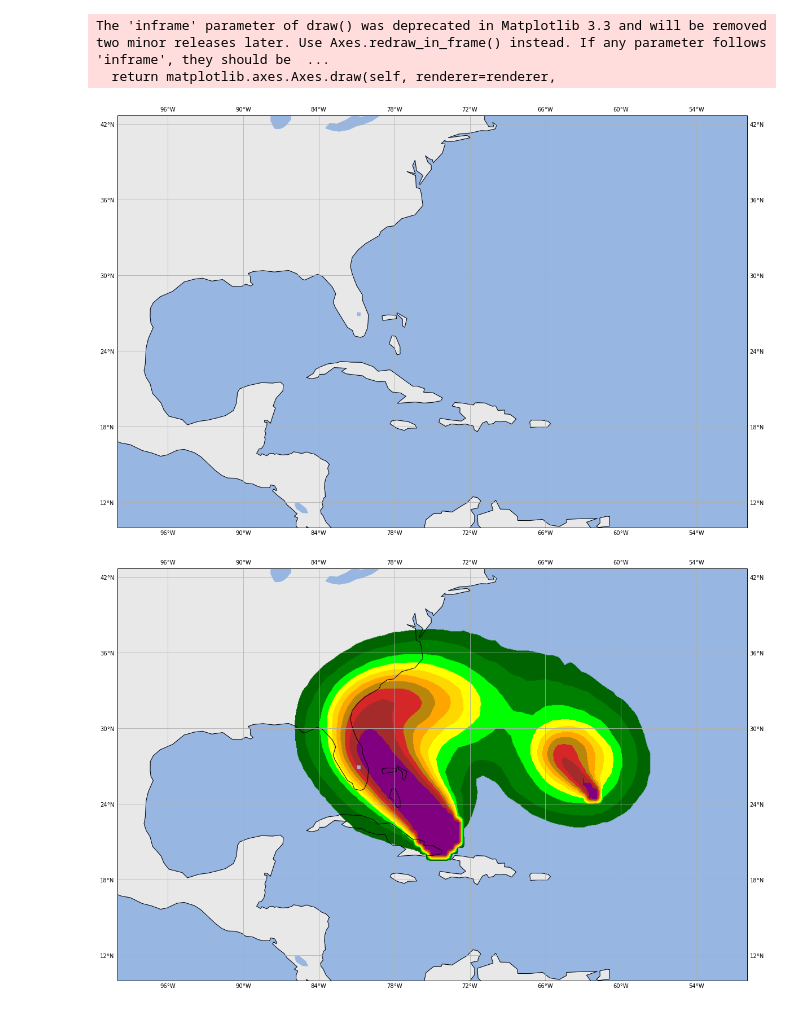
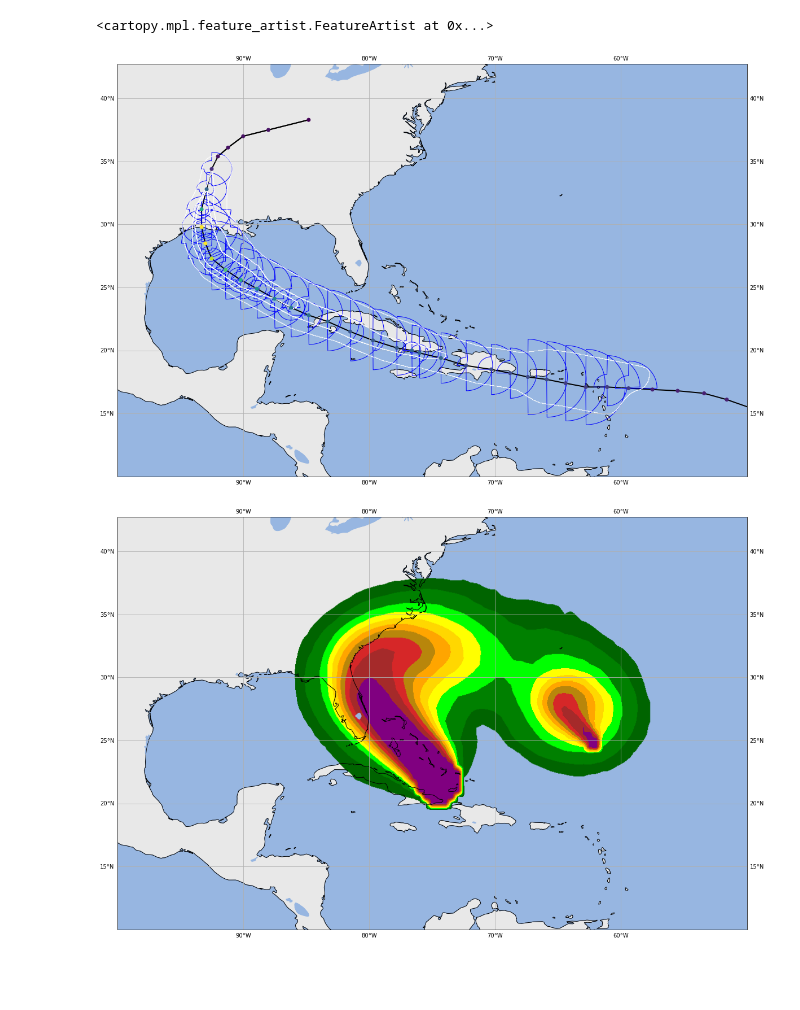
Before and after one commit to jmedinah09/UnidataProjects, a Jupyter notebook: tropical_cyclone_plot_project/Tropical_Cyclone_Plot_Project.ipynb, the cells around one changed output. Cells and saved outputs as stored; diff of their text form; code cells hidden in the pictures; blank space fills up the shorter version.

```diff
--- a/tropical_cyclone_plot_project/Tropical_Cyclone_Plot_Project.ipynb
+++ b/tropical_cyclone_plot_project/Tropical_Cyclone_Plot_Project.ipynb
@@ -68,44 +90,46 @@ wsp_64_gdf = geopandas.read_file('laura_shape_files/wsp_120hrhalfDeg_latest/2021
 # %%
-map_crs = ccrs.PlateCarree()
-data_crs= ccrs.PlateCarree()
-
 fig = plt.figure(figsize=(20, 20))
 ax  = plt.subplot(1, 1, 1, projection = map_crs)
 ax.set_extent([-100, -50, 10, 40])
 
 ax.add_feature(cfeat.COASTLINE)
 #ax.add_feature(cfeat.STATES)
 ax.add_feature(cfeat.LAND, color = 'lightgray', alpha = 0.5)
 ax.add_feature(cfeat.OCEAN)
 ax.add_feature(cfeat.LAKES)
 #ax.add_feature(cfeat.OCEAN.with_scale('50m'))
 
 grid_lines = ax.gridlines(draw_labels=True)
 grid_lines.xformatter = LONGITUDE_FORMATTER
 grid_lines.yformatter = LATITUDE_FORMATTER
 
-# sc_2 = ax.scatter(best_track_points_gdf['LON'], best_track_points_gdf['LAT'],
-#                   transform=data_crs, zorder=10, c=best_track_points_gdf['INTENSITY'])
-# ax.add_geometries(best_track_line_gdf['geometry'], crs=data_crs, facecolor='none',
-#                   edgecolor='black', linewidth=2)
-# ax.add_geometries(best_track_radii_gdf['geometry'], crs=data_crs, facecolor='none',
-#                   edgecolor='blue')
-# ax.add_geometries(best_track_swath_gdf['geometry'], crs=data_crs, facecolor='none',
-#                   edgecolor='white')
+sc_2 = ax.scatter(best_track_points_gdf['LON'], best_track_points_gdf['LAT'],
+                  transform=data_crs, zorder=10, c=best_track_points_gdf['INTENSITY'])
+ax.add_geometries(best_track_line_gdf['geometry'], crs=data_crs, facecolor='none',
+                  edgecolor='black', linewidth=2)
+ax.add_geometries(best_track_radii_gdf['geometry'], crs=data_crs, facecolor='none',
+                  edgecolor='blue')
+ax.add_geometries(best_track_swath_gdf['geometry'], crs=data_crs, facecolor='none',
+                  edgecolor='white')
 # %% [output]
-The 'inframe' parameter of draw() was deprecated in Matplotlib 3.3 and will be removed two minor releases later. Use Axes.redraw_in_frame() instead. If any parameter follows 'inframe', they should be  ...
-  return matplotlib.axes.Axes.draw(self, renderer=renderer,
+<cartopy.mpl.feature_artist.FeatureArtist at 0x...>
-[figure, old version]
+[figure, new version]
 # %%
-# ax.add_geometries(cone_gdf['geometry'], crs=data_crs, facecolor='white',
-#                  edgecolor='black', linewidth=1, alpha=0.7)
-# ax.add_geometries(track_line_gdf['geometry'], crs=data_crs, facecolor='none',
-#                  edgecolor='black', linewidth=2)
+fig2 = plt.figure(figsize=(20, 20))
+ax  = plt.subplot(1, 1, 1, projection = map_crs)
+ax.set_extent([-100, -50, 10, 40])
 
-# ax.add_geometries(init_radii_gdf['geometry'], crs=data_crs, facecolor='brown',
-#                  edgecolor='none', linewidth=0.1, alpha=0.8)
-# ax.add_geometries(fcst_radii_gdf['geometry'], crs=data_crs, facecolor='none',
-#                  edgecolor='black', linewidth=1)
+ax.add_feature(cfeat.COASTLINE)
+#ax.add_feature(cfeat.STATES)
+ax.add_feature(cfeat.LAND, color = 'lightgray', alpha = 0.5)
+ax.add_feature(cfeat.OCEAN)
+ax.add_feature(cfeat.LAKES)
+#ax.add_feature(cfeat.OCEAN.with_scale('50m'))
+
+grid_lines = ax.gridlines(draw_labels=True)
+grid_lines.xformatter = LONGITUDE_FORMATTER
+grid_lines.yformatter = LATITUDE_FORMATTER
+
 
 wsp_34_polygon_gdf = geopandas.read_file('../WSP/2016100512_wsp34knt120hr_5km.shp')
 #wsp_34_point_gdf = geopandas.read_file('../WSP/2016100512_wsp34knt120hr_halfDeg.shp')
@@ -123,7 +147,5 @@ for wsp_type in wsp_colors.keys():
     ax.add_geometries(ww_subset['geometry'], facecolor=wsp_colors[wsp_type],
                      edgecolor=wsp_colors[wsp_type], crs=data_crs,
                      linewidth=1, alpha = 1, zorder=-1)
-
-fig
 # %% [output]
-[figure, old version]
+[figure, new version]
```
Also changed, not shown: parts of 4 cells of this notebook, 4 other files.
